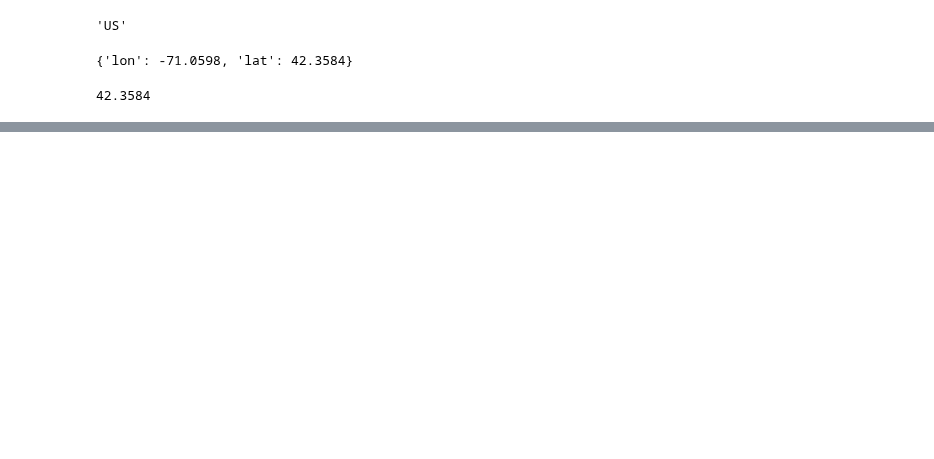
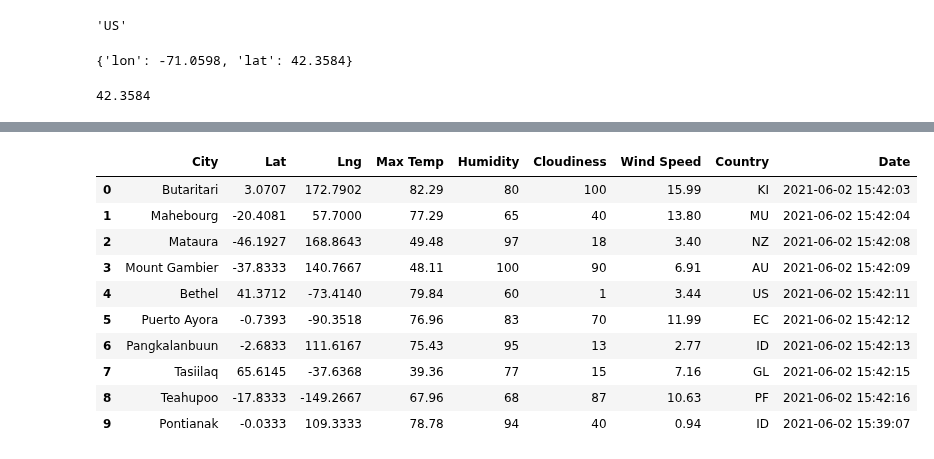
Before and after one commit to SG314159/UTbootcampExercises, a Jupyter notebook: WeatherPy_Exercises.ipynb, the cells around one changed output, grey strips where cells are left out. Saved outputs shown, nothing was run; the diff lists cells and outputs as text; code cells hidden in the pictures; blank space fills up the shorter version.

```diff
--- a/WeatherPy_Exercises.ipynb
+++ b/WeatherPy_Exercises.ipynb
@@ -159,15 +175,49 @@ datetime.utcfromtimestamp(date).strftime('%Y-%m-%d %H:%M:%S')
 # %%
 # Section 6.2.6 - Exercises; continuing with API call for 500 cities
+import time
+import sys
 city_data = []
-print("----------------")
+url = "http://api.openweathermap.org/data/2.5/weather?"
+
+print("------------------------")
 print("beginning data retrieval")
-print("----------------")
+print("------------------------")
 record_count = 1
 set_count = 1
 
 for i, city in enumerate(cities):
+    time.sleep(1)
     # Group sets of 50 for logging purposes
     if (i % 50 == 0 and i >= 50):
         set_count += 1
         record_count = 1
-    city_url = url + "&q" + city.replace(" ","+")  # replace blanks with + for string
+    city_url = url + "q="+ city.replace(" ","+") + "&units=Imperial&APPID=" + weather_api_key
+    print(f"Processing Record {record_count} of Set {set_count} | {city}")
+    record_count += 1
+
+    #Run an API request for each city
+    try:
+        city_weather = requests.get(city_url).json()
+        city_lat = city_weather["coord"]["lat"]
+        city_lng = city_weather["coord"]["lon"]
+        city_max_temp = city_weather["main"]["temp_max"]
+        city_humidity = city_weather["main"]["humidity"]
+        city_clouds = city_weather["clouds"]["all"]
+        city_wind = city_weather["wind"]["speed"]
+        city_country = city_weather["sys"]["country"]
+        city_date = datetime.utcfromtimestamp(city_weather["dt"]).strftime('%Y-%m-%d %H:%M:%S')
+        city_data.append({ 'City':city.title(),
+                          'Lat': city_lat, 'Lng': city_lng,
+                          'Max Temp': city_max_temp,
+                          'Humidity': city_humidity,
+                          'Cloudiness': city_clouds,
+                          'Wind Speed': city_wind,
+                          'Country': city_country,
+                          'Date': city_date })
+    except:  # if an error, skip the city
+        print("City not found. Skipping...")
+        pass
+
+print("---------------------")
+print("Ending data retrieval")
+print("---------------------")
@@ -173,0 +242,16 @@ for i, city in enumerate(cities):
+# %%
+# Section 6.2.7 - Create a df from the city_weather data
+city_data_df = pd.DataFrame(city_data)
+city_data_df.head(10)
+# %% [output]
+|  | City | Lat | Lng | Max Temp | Humidity | Cloudiness | Wind Speed | Country | Date |
+| 0 | Butaritari | 3.0707 | 172.7902 | 82.29 | 80 | 100 | 15.99 | KI | 2021-06-02 15:42:03 |
+| 1 | Mahebourg | -20.4081 | 57.7000 | 77.29 | 65 | 40 | 13.80 | MU | 2021-06-02 15:42:04 |
+| 2 | Mataura | -46.1927 | 168.8643 | 49.48 | 97 | 18 | 3.40 | NZ | 2021-06-02 15:42:08 |
+| 3 | Mount Gambier | -37.8333 | 140.7667 | 48.11 | 100 | 90 | 6.91 | AU | 2021-06-02 15:42:09 |
+| 4 | Bethel | 41.3712 | -73.4140 | 79.84 | 60 | 1 | 3.44 | US | 2021-06-02 15:42:11 |
+| 5 | Puerto Ayora | -0.7393 | -90.3518 | 76.96 | 83 | 70 | 11.99 | EC | 2021-06-02 15:42:12 |
+| 6 | Pangkalanbuun | -2.6833 | 111.6167 | 75.43 | 95 | 13 | 2.77 | ID | 2021-06-02 15:42:13 |
+| 7 | Tasiilaq | 65.6145 | -37.6368 | 39.36 | 77 | 15 | 7.16 | GL | 2021-06-02 15:42:15 |
+| 8 | Teahupoo | -17.8333 | -149.2667 | 67.96 | 68 | 87 | 10.63 | PF | 2021-06-02 15:42:16 |
+| 9 | Pontianak | -0.0333 | 109.3333 | 78.78 | 94 | 40 | 0.94 | ID | 2021-06-02 15:39:07 |
```
Also changed, not shown: parts of 17 cells of this notebook, 4 other files.
